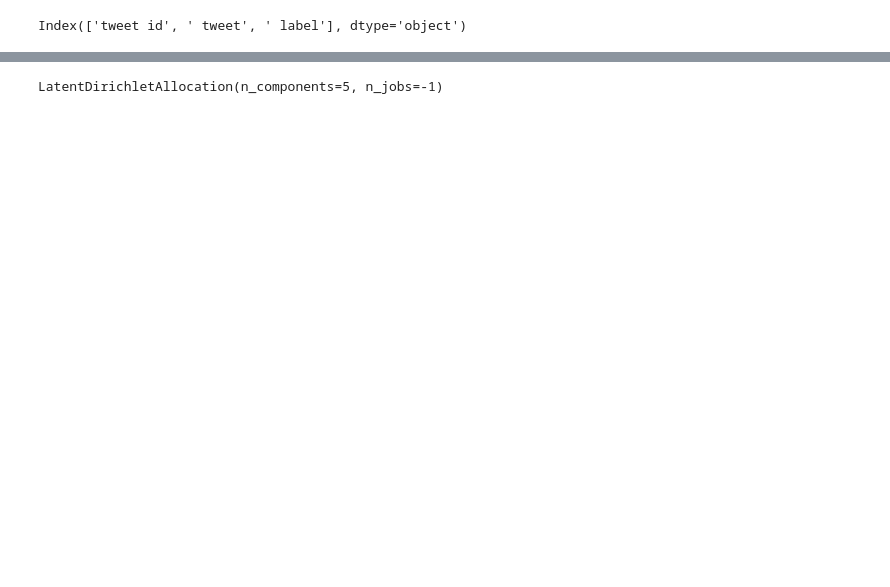
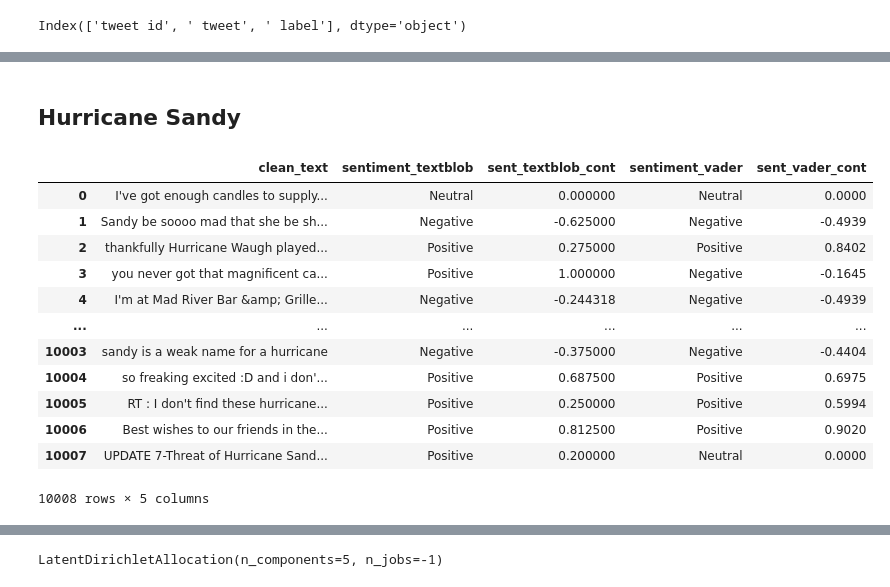
Before and after one commit to finnleyo/final-project-team-teal, a Jupyter notebook: final_project.ipynb, the cells around one changed output, grey strips where cells are left out. Drawn from its saved outputs; the diff is of its cells as text; code cells hidden in the pictures; blank space fills up the shorter version.

```diff
--- a/final_project.ipynb
+++ b/final_project.ipynb
@@ -251,0 +284,2 @@ df
+# %% [markdown]
+## Hurricane Sandy
@@ -252,2 +290,20 @@ df
+# %%
+# Apply sentiment analysis functions df1
+df1['sent_vader_cont'] = df1['clean_text'].apply(get_sent_vader_cont)
+df1[["clean_text", "sentiment_textblob", "sent_textblob_cont", "sentiment_vader", "sent_vader_cont"]]
+# %% [output]
+|  | clean_text | sentiment_textblob | sent_textblob_cont | sentiment_vader | sent_vader_cont |
+| 0 | I've got enough candles to supply... | Neutral | 0.000000 | Neutral | 0.0000 |
+| 1 | Sandy be soooo mad that she be sh... | Negative | -0.625000 | Negative | -0.4939 |
+| 2 | thankfully Hurricane Waugh played... | Positive | 0.275000 | Positive | 0.8402 |
+| 3 | you never got that magnificent ca... | Positive | 1.000000 | Negative | -0.1645 |
+| 4 | I'm at Mad River Bar &amp; Grille... | Negative | -0.244318 | Negative | -0.4939 |
+| ... | ... | ... | ... | ... | ... |
+| 10003 | sandy is a weak name for a hurricane | Negative | -0.375000 | Negative | -0.4404 |
+| 10004 | so freaking excited :D and i don'... | Positive | 0.687500 | Positive | 0.6975 |
+| 10005 | RT : I don't find these hurricane... | Positive | 0.250000 | Positive | 0.5994 |
+| 10006 | Best wishes to our friends in the... | Positive | 0.812500 | Positive | 0.9020 |
+| 10007 | UPDATE 7-Threat of Hurricane Sand... | Positive | 0.200000 | Neutral | 0.0000 |
+10008 rows × 5 columns
 # %% [markdown]
 # Visualization
```
Also changed, not shown: parts of 73 cells of this notebook, 1 other file.
